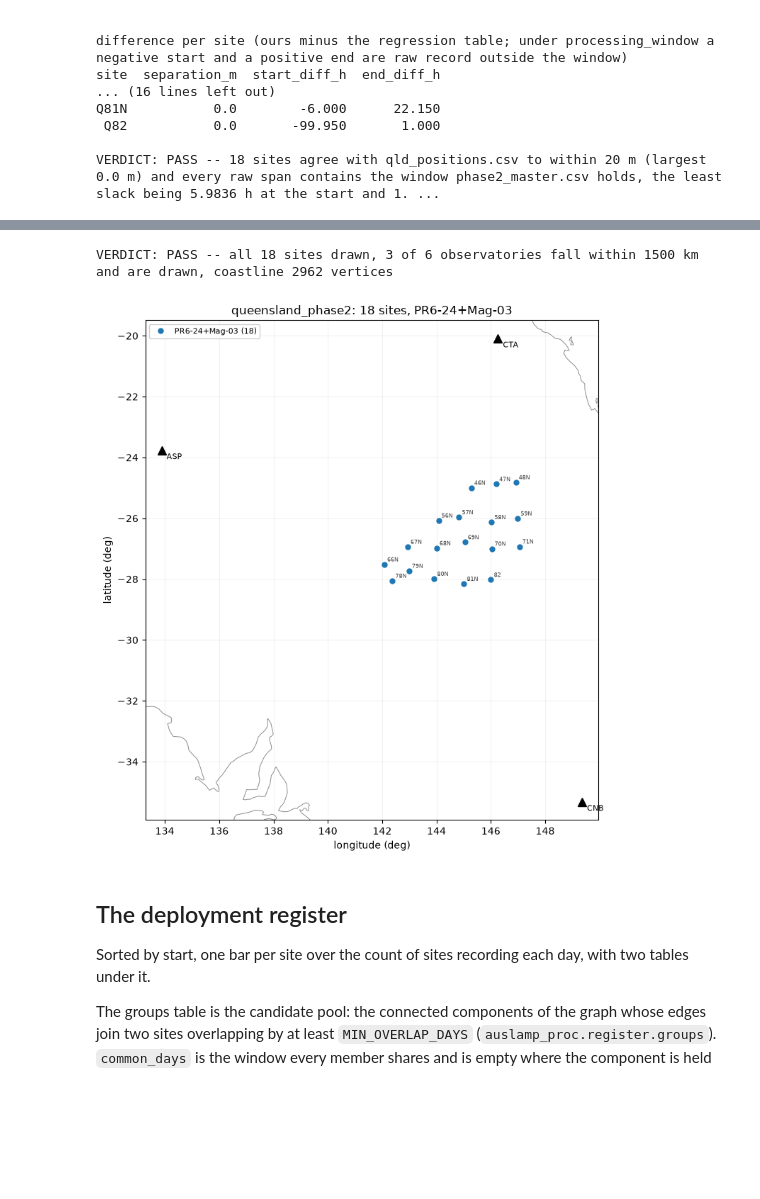
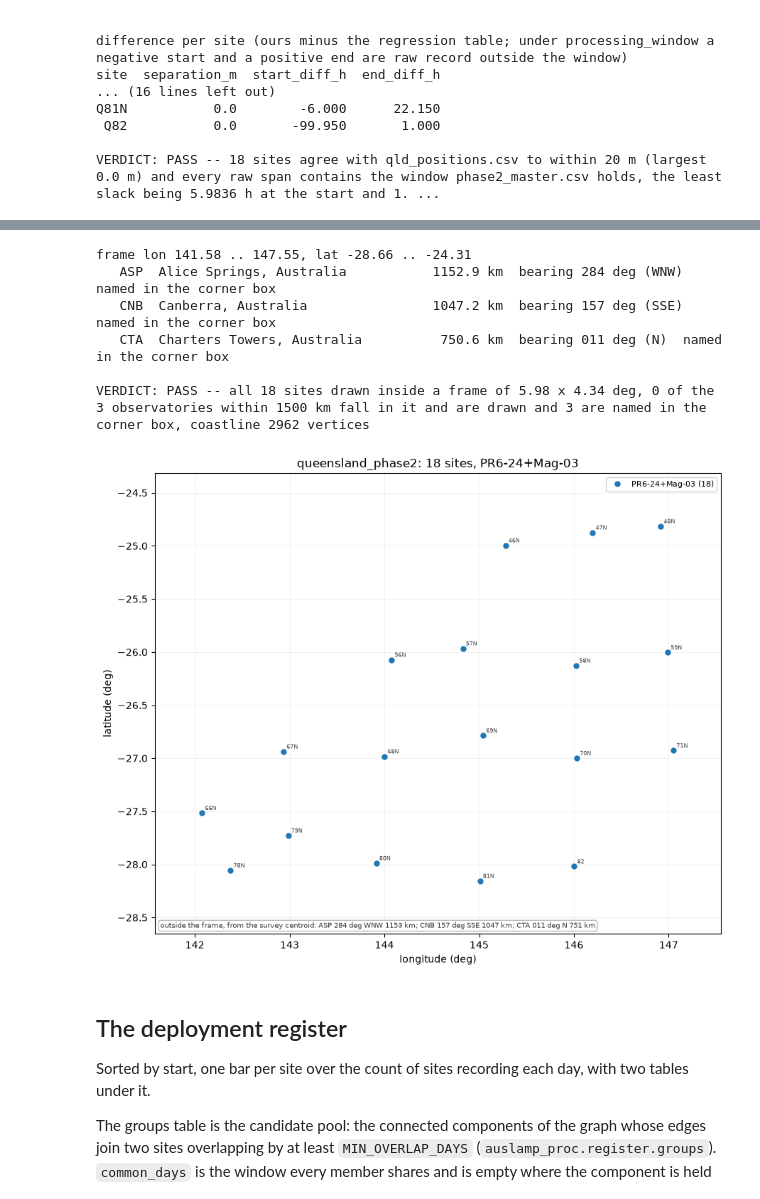
Before and after one commit to bvkay/AusLAMP-Processing-2026, a Jupyter notebook: workbooks/examples/queensland_phase2/01_survey.ipynb, the cells around one changed output, grey strips where cells are left out. Drawn from its saved outputs; the diff is of its cells as text; code cells hidden in the pictures; blank space fills up the shorter version.

```diff
--- a/workbooks/examples/queensland_phase2/01_survey.ipynb
+++ b/workbooks/examples/queensland_phase2/01_survey.ipynb
@@ -709,27 +712,44 @@ position to re-read.
 # %%
 obs_here = [(c, v[0], v[1], v[2]) for c, v in geo.OBSERVATORIES.items()]
 lat0, lon0 = sites_scan.lat.mean(), sites_scan.lon.mean()
-near = [o for o in obs_here if geo.distance_km((lat0, lon0), (o[2], o[3])) < 1500]   # <- 1500 km, for the frame
+near = [o for o in obs_here if geo.distance_km((lat0, lon0), (o[2], o[3])) < 1500]   # <- 1500 km, offered to the map
 title = "%s: %d sites, %s" % (sv.cfg["name"], len(sites_scan),
                               " and ".join(sorted(set(sites_scan.instrument))))
 map_png = OUT / "map.png"
 fig = FIG.map(sites_scan, near, map_png, title=title)
 WRITTEN.append(map_png)
+
+frame = FIG.site_frame(sites_scan.lat.values, sites_scan.lon.values)
+inside = [o for o in near if frame[0] <= o[3] <= frame[1] and frame[2] <= o[2] <= frame[3]]
+in_codes = {o[0] for o in inside}
+print("frame lon %.2f .. %.2f, lat %.2f .. %.2f" % frame)
+for c, name, olat, olon in near:
+    b = FIG.bearing_deg((lat0, lon0), (olat, olon))
+    print("   %-4s %-32s %8.1f km  bearing %03.0f deg (%s)  %s"
+          % (c, name, geo.distance_km((lat0, lon0), (olat, olon)), b, FIG.compass_point(b),
+             "drawn" if c in in_codes else "named in the corner box"))
 
 lon_c, lat_c = FIG.load_coastline()
 drawn = int(np.isfinite(pd.to_numeric(sites_scan.lat, errors="coerce")).sum())
 print()
 if len(sites_scan) == 0:
     print("VERDICT: UNJUDGED -- no site to draw")
 elif drawn < len(sites_scan) or lon_c is None:
     print("VERDICT: FAIL -- %d of %d sites have a finite position and were drawn; coastline %s"
           % (drawn, len(sites_scan), "absent" if lon_c is None else "present"))
 else:
-    print("VERDICT: PASS -- all %d sites drawn, %d of %d observatories fall within 1500 km and are drawn, "
-          "coastline %d vertices" % (drawn, len(near), len(obs_here), len(lon_c)))
+    print("VERDICT: PASS -- all %d sites drawn inside a frame of %.2f x %.2f deg, %d of the %d observatories "
+          "within 1500 km fall in it and are drawn and %d are named in the corner box, coastline %d vertices"
+          % (drawn, frame[1] - frame[0], frame[3] - frame[2], len(inside), len(near),
+             len(near) - len(inside), len(lon_c)))
 # %% [output]
-VERDICT: PASS -- all 18 sites drawn, 3 of 6 observatories fall within 1500 km and are drawn, coastline 2962 vertices
+frame lon 141.58 .. 147.55, lat -28.66 .. -24.31
+   ASP  Alice Springs, Australia           1152.9 km  bearing 284 deg (WNW)  named in the corner box
+   CNB  Canberra, Australia                1047.2 km  bearing 157 deg (SSE)  named in the corner box
+   CTA  Charters Towers, Australia          750.6 km  bearing 011 deg (N)  named in the corner box
+
+VERDICT: PASS -- all 18 sites drawn inside a frame of 5.98 x 4.34 deg, 0 of the 3 observatories within 1500 km fall in it and are drawn and 3 are named in the corner box, coastline 2962 vertices
-[figure, old version]
+[figure, new version]
 # %% [markdown]
 ## The deployment register
 
```
Also changed, not shown: parts of 6 cells of this notebook, 10 other files.
